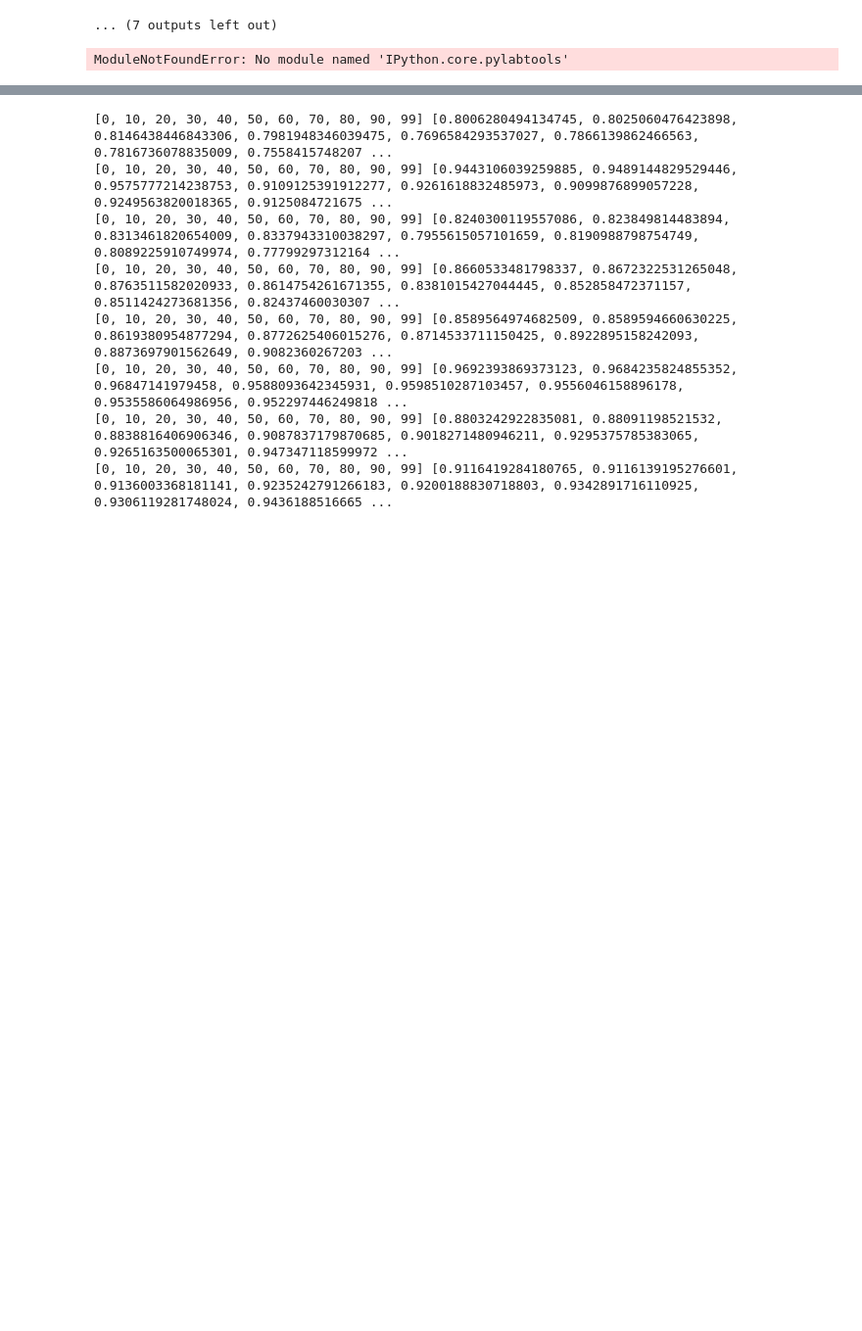
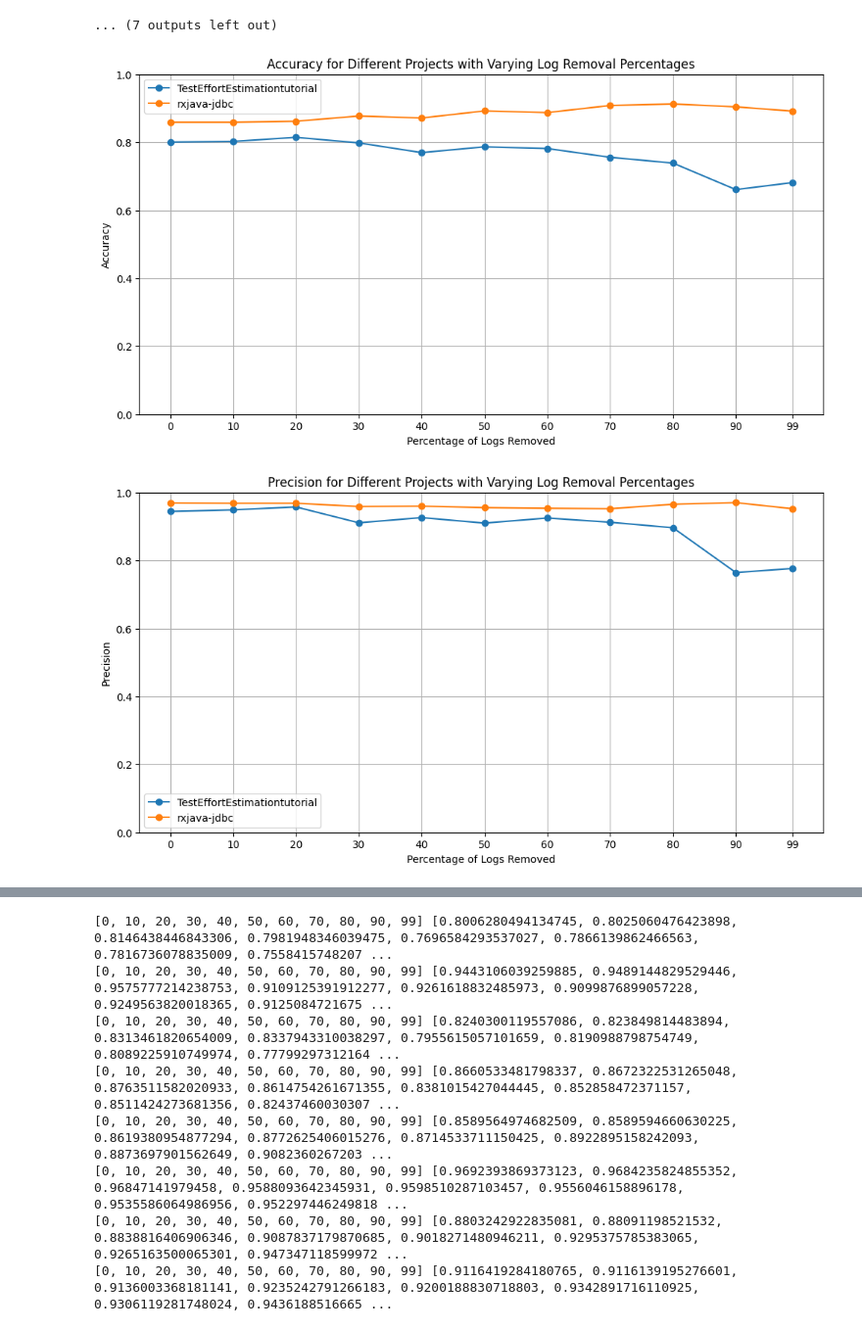
Before and after one commit to Tezigudo/fault-localization, a Jupyter notebook: experiment.ipynb, the cells around one changed output, grey strips where cells are left out. Shown at 98% size. Saved outputs shown, nothing was run; the diff lists cells and outputs as text; code cells hidden in the pictures; blank space fills up the shorter version.

Commit message:
add comparison graph

```diff
--- a/experiment.ipynb
+++ b/experiment.ipynb
@@ -1649,28 +1651,23 @@ Log file for method testRollback not found.
 Log file for method testRollbackNullDoesNothing not found.
 Log file for method testTuplesInstantiationForCoverage not found.
 ... (7 outputs left out)
-# %%
-
-# Plotting
-fig, axs = plt.subplots(4, 1, figsize=(12, 24), sharex=True)
-
-for project, results in project_results.items():
-    axs[0].plot(results["percentages"], results["accuracies"], marker='o', label=project)
-    axs[1].plot(results["percentages"], results["precisions"], marker='o', label=project)
-    axs[2].plot(results["percentages"], results["recalls"], marker='o', label=project)
-    axs[3].plot(results["percentages"], results["f1s"], marker='o', label=project)
-
-axs[0].set_ylabel('Accuracy')
-axs[1].set_ylabel('Precision')
-axs[2].set_ylabel('Recall')
-axs[3].set_ylabel('F1 Score')
-axs[3].set_xlabel('Percentage of Logs Removed')
-
-for ax in axs:
-    ax.legend()
-    ax.grid(True)
-
-plt.suptitle('Evaluation Metrics for Different Projects with Varying Log Removal Percentages')
-plt.show()
-# %% [output]
-ModuleNotFoundError: No module named 'IPython.core.pylabtools'
+# %%
+
+metrics = ['accuracies', 'precisions', 'recalls', 'f1s']
+metric_names = ['Accuracy', 'Precision', 'Recall', 'F1 Score']
+
+for metric, metric_name in zip(metrics, metric_names):
+    plt.figure(figsize=(12, 6))
+    for project, results in project_results.items():
+        plt.plot(results["percentages"], results[metric], marker='o', label=project)
+    plt.xlabel('Percentage of Logs Removed')
+    plt.ylabel(metric_name)
+    plt.ylim(0, 1)
+    plt.xticks(results["percentages"])
+    plt.legend()
+    plt.grid(True)
+    plt.title(f'{metric_name} for Different Projects with Varying Log Removal Percentages')
+    plt.show()
+# %% [output]
+[figure, added]
+[figure, added]
```
Also changed, not shown: parts of 3 cells of this notebook.
